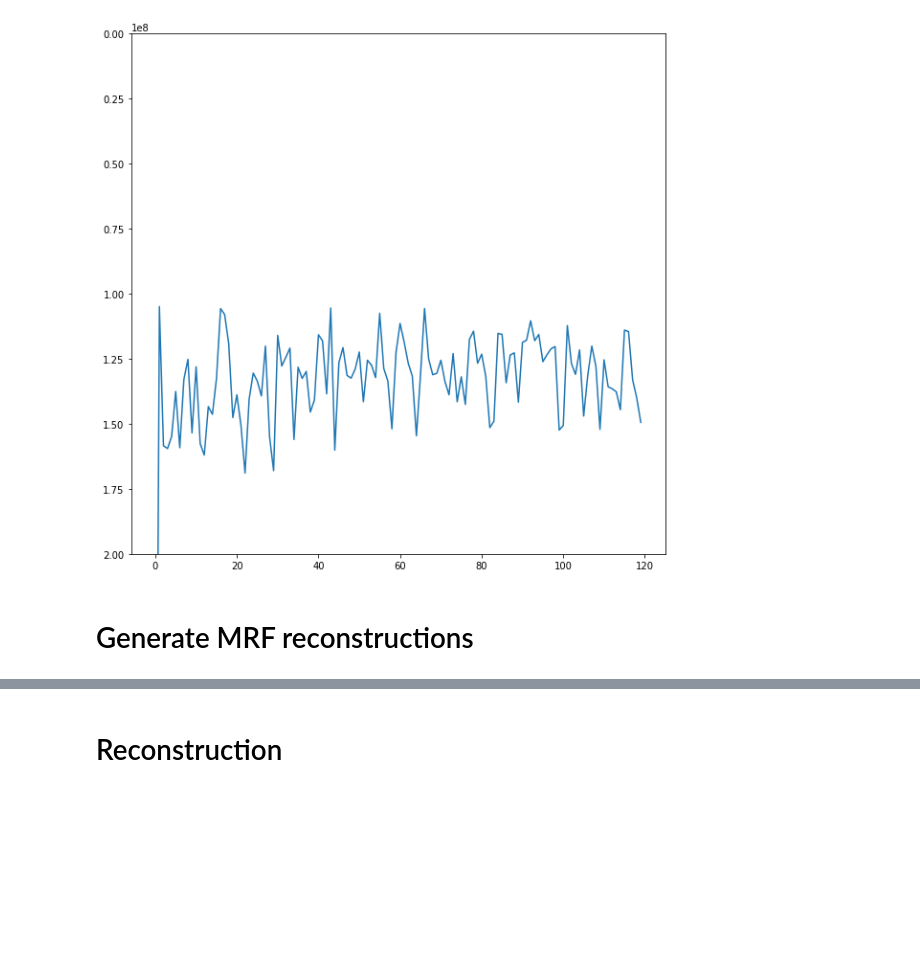
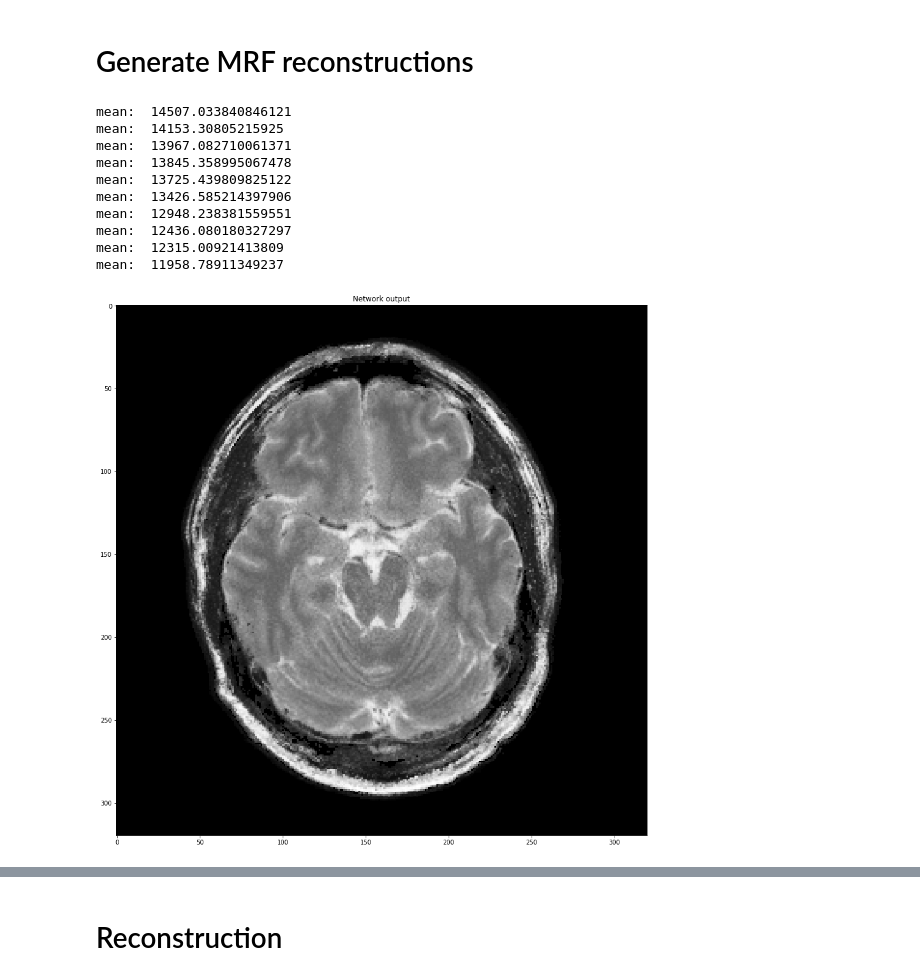
Before and after one commit to Ilya-Muromets/AutoMRF, a Jupyter notebook: DNN_Reconstruction.ipynb, the cells around one changed output, grey strips where cells are left out. Cells and saved outputs as stored; diff of their text form; code cells hidden in the pictures; blank space fills up the shorter version.

```diff
--- a/DNN_Reconstruction.ipynb
+++ b/DNN_Reconstruction.ipynb
@@ -67,9 +72,36 @@ x = np.load("outputs/val_loss29-17:26:07.npy")
-# %%
-plt.figure(figsize=(10,10))
-plt.ylim(2e8)
-plt.plot(x[:,2])
-plt.show()
-# %% [output]
-[figure, removed]
 # %% [markdown]
 # Generate MRF reconstructions
+# %%
+for i in range(1,11):
+    regressor = InceptionV4(num_classes=1)
+    model = "models/regepoch100T2"
+    MRF = np.load("/mikQNAP/augmented_data/MRF_test/MRF_norm_volunteer12_" + str(i) + ".npy")
+    T1_test = np.load("data/T1w_test/T1_norm_volunteer12_" + str(i) + ".npy")[0]
+    T1_recon = T1fromMRF(MRF, regressor, model, signal_length=9999)
+    mask = np.load("data/MRF_test_masks/MRF_norm_volunteer12_" + str(i) + ".npy")
+
+    # rescale to 0-255
+    T1_recon = rescale(T1_recon)
+    T1_test = rescale(T1_test)
+    MRF_T1 = rescale(np.load("outputs/MRF_dictionary_recon/MRF_norm_volunteer12_" + str(i) + ".npy"))
+
+    # mask
+    T1_recon[mask == 0] = 0
+
+    plt.figure(figsize=(16,16))
+    plt.title("Network output")
+    plt.imshow(T1_recon, cmap="gray",vmin=0,vmax=255)
+    plt.savefig(str(i) + model.split("/")[-1] + ".png")
+    np.save(str(i) + model.split("/")[-1], T1_recon)
+# %% [output]
+mean:  14507.033840846121
+mean:  14153.30805215925
+mean:  13967.082710061371
+mean:  13845.358995067478
+mean:  13725.439809825122
+mean:  13426.585214397906
+mean:  12948.238381559551
+mean:  12436.080180327297
+mean:  12315.00921413809
+mean:  11958.78911349237
+[figure, added]
```
Also changed, not shown: parts of 10 cells of this notebook, 4 other files.
